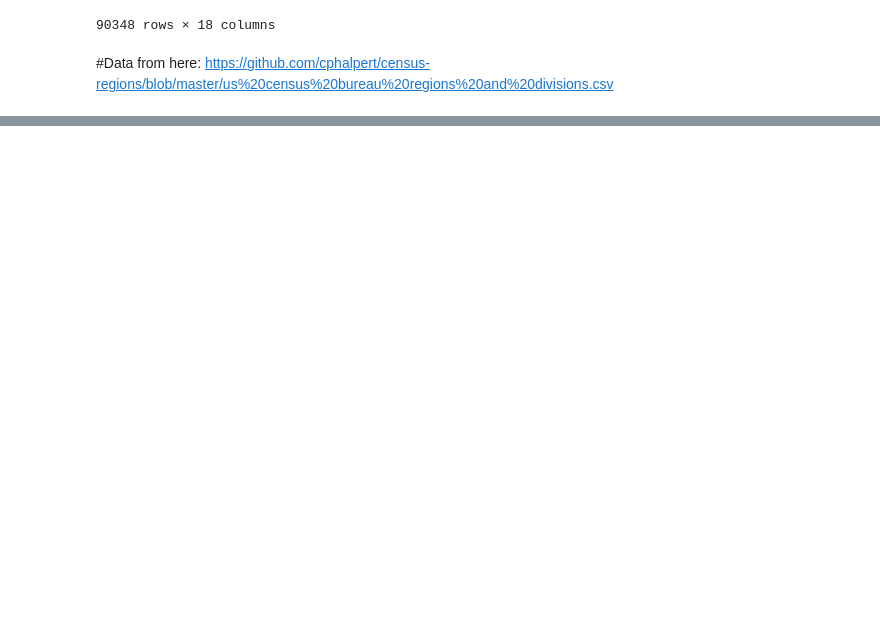
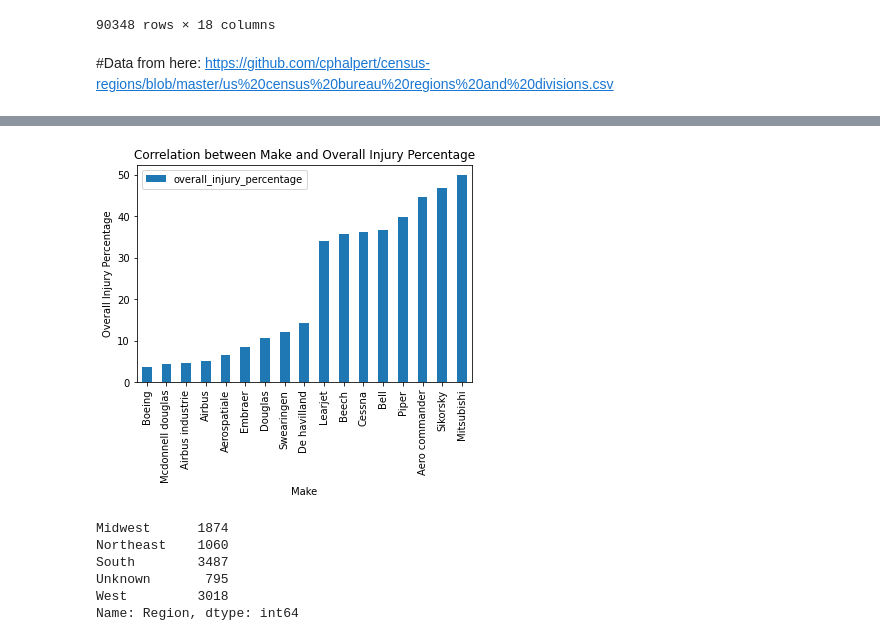
Before and after one commit to m-romanski/Determining-Safest-Aircraft, a Jupyter notebook: student.ipynb, the cells around one changed output, grey strips where cells are left out. Saved outputs shown, nothing was run; the diff lists cells and outputs as text; code cells hidden in the pictures; blank space fills up the shorter version.

```diff
--- a/student.ipynb
+++ b/student.ipynb
@@ -88,0 +308,8 @@ aviation_df.fillna('Unknown', inplace=True)
+# %%
+safest_overall_aircrafts.plot.bar(x='Make', y='overall_injury_percentage')
+plt.xlabel('Make')
+plt.ylabel('Overall Injury Percentage')
+plt.title('Correlation between Make and Overall Injury Percentage')
+plt.show()
+# %% [output]
+[figure, added]
@@ -88,0 +318,11 @@ aviation_df.fillna('Unknown', inplace=True)
+# %%
+region_counts = aviation_df['Region'].value_counts()
+region_counts.sort_index(inplace=True)
+region_counts
+# %% [output]
+Midwest      1874
+Northeast    1060
+South        3487
+Unknown       795
+West         3018
+Name: Region, dtype: int64
```
Also changed, not shown: parts of 39 cells of this notebook.
